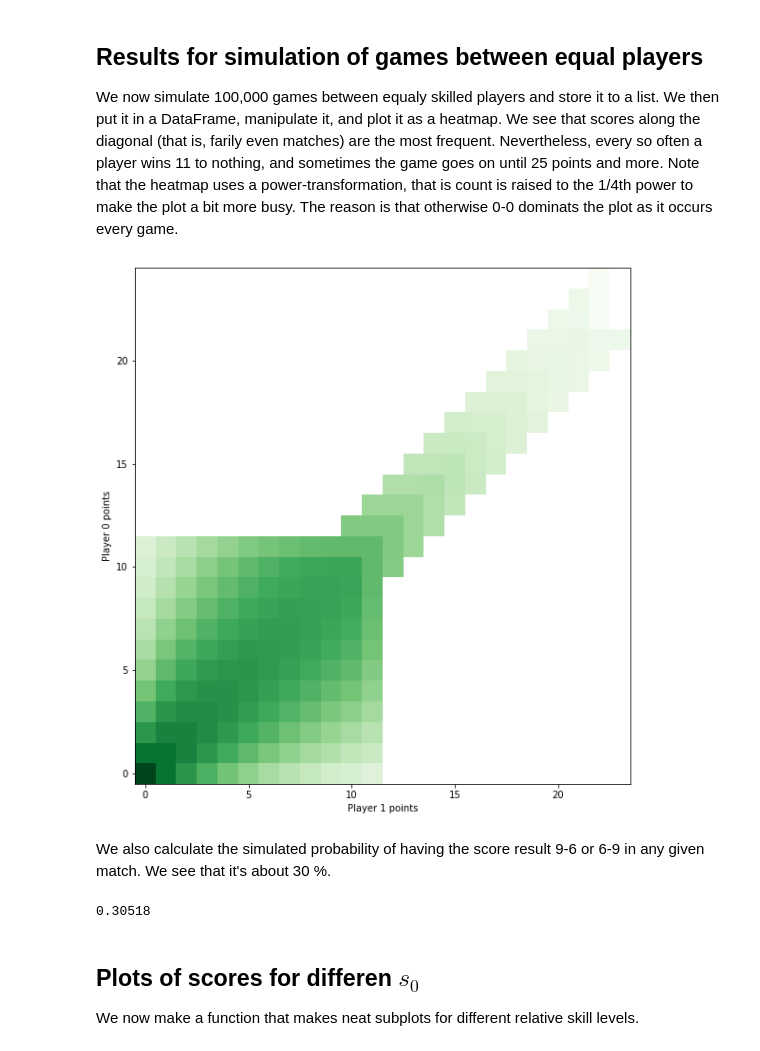
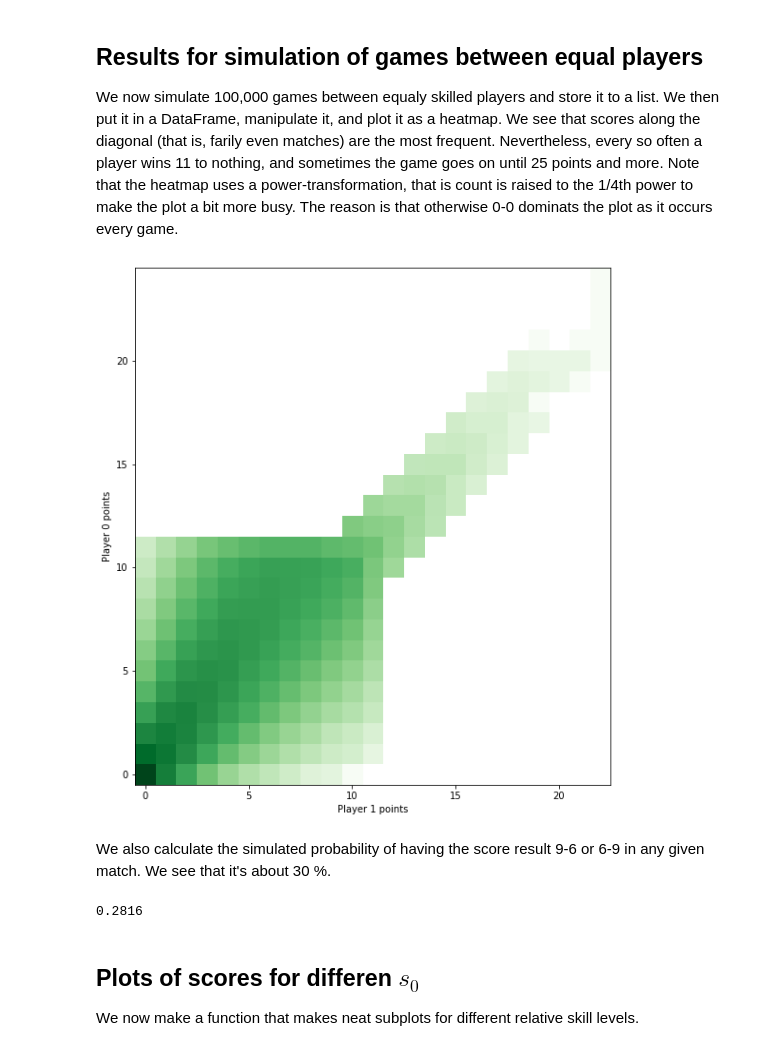
Before and after one commit to magnushelliesen/ping-pong-result-simulator, a Jupyter notebook: ping-pong-result-simulator.ipynb, the cells around one changed output. Drawn from its saved outputs; the diff is of its cells as text; code cells hidden in the pictures.

Commit message:
Put in that serves affect chance of win

```diff
--- a/ping-pong-result-simulator.ipynb
+++ b/ping-pong-result-simulator.ipynb
@@ -25,11 +25,21 @@ def result_from_single_exchange(s0):
 # %% [markdown]
 Next, we make a function that simulates a whole game, that is a sequence of exchanges until the criteriea for having won the game are met (the highest score is at least 11, and the difference in scores is at least 2). The function returns a list of all the scores of the game, that is a list of tuples of *(points player 0, points player 1)*.
 # %%
-def result_from_game(s0):
+def result_from_game(s0_baseline, s0_serve):
+    random_uniform = random.uniform(0,1)
     scores_in_game = [(0, 0)]
+    serves_in_game = [(random_uniform <= 0.5, random_uniform > 0.5)]
+    serves_in_game.append((serves_in_game[0][1], serves_in_game[0][0]))
+    serves = 2
     while (max(scores_in_game[-1][0], scores_in_game[-1][1]) < 11) or (abs(scores_in_game[-1][0]-scores_in_game[-1][1]) < 2):
+        if min(scores_in_game[-1][0], scores_in_game[-1][1]) >= 10:
+            serves = 1
+        s0 = s0_baseline if not serves_in_game[-1][0] else s0_baseline*s0_serve
         player0_won, player1_won = result_from_single_exchange(s0)
         scores_in_game.append((scores_in_game[-1][0]+player0_won, scores_in_game[-1][1]+player1_won))
+        serves_in_game.append((not serves_in_game[-1][0] if serves_in_game[-1][0] == serves_in_game[-serves][0] else serves_in_game[-1][0],
+                               not serves_in_game[-1][1] if serves_in_game[-1][1] == serves_in_game[-serves][1] else serves_in_game[-1][1]
+                               ))
     return scores_in_game
 # %% [markdown]
 Lets look at an example game between two equally good players, i.e. $s_0 = 1$.
@@ -53,32 +63,32 @@ def game_simulator(s0, n, seed):
     random.seed(seed)
     simulation_of_games = []
     for i in range(n):
-        simulation_of_games.extend(result_from_game(s0))
+        simulation_of_games.extend(result_from_game(s0, 2))
     return simulation_of_games
 # %% [markdown]
 ## Results for simulation of games between equal players
 We now simulate 100,000 games between equaly skilled players and store it to a list. We then put it in a DataFrame, manipulate it, and plot it as a heatmap. We see that scores along the diagonal (that is, farily even matches) are the most frequent. Nevertheless, every so often a player wins 11 to nothing, and sometimes the game goes on until 25 points and more. Note that the heatmap uses a power-transformation, that is count is raised to the 1/4th power to make the plot a bit more busy. The reason is that otherwise 0-0 dominats the plot as it occurs every game.
 # %%
-simulation_of_games = game_simulator(1, 100000, 1234)
+simulation_of_games = game_simulator(1, 10000, 1234)
 
 df = pd.DataFrame(simulation_of_games, columns=['player0_points', 'player1_points'])
 
 df_to_plot = (
     pd.DataFrame(simulation_of_games, columns=['player0_points', 'player1_points'])
     .assign(**{'': 1})
     .groupby(['player0_points', 'player1_points'])
     .count()
     .reset_index()
     .pivot_table(index=['player0_points'], columns=['player1_points'])
 )
 
 plt.figure(figsize=(10,10))
 plt.imshow(df_to_plot, origin='lower', cmap ="Greens", norm=PowerNorm(0.25))
 plt.ylabel('Player 0 points')
 plt.xlabel('Player 1 points')
 plt.show()
 # %% [output]
-[figure, old version]
+[figure, new version]
 # %% [markdown]
 We also calculate the simulated probability of having the score result 9-6 or 6-9 in any given match. We see that it's about 30 %.
 # %%
@@ -87,7 +97,7 @@ df = df.assign(**{'match_id': lambda df: df['new_match'].cumsum()})
 df = df.assign(**{'96/69': lambda df: [1 if (p1, p2) in ((9, 6), (6, 9)) else 0 for p1, p2 in zip(df['player0_points'], df['player1_points'])]})
 df.groupby(df['match_id'])['96/69'].sum().mean()
 # %% [output]
-0.30518
+0.2816
 # %% [markdown]
 ## Plots of scores for differen $s_0$
 We now make a function that makes neat subplots for different relative skill levels.
```
Also changed, not shown: parts of 4 cells of this notebook.
